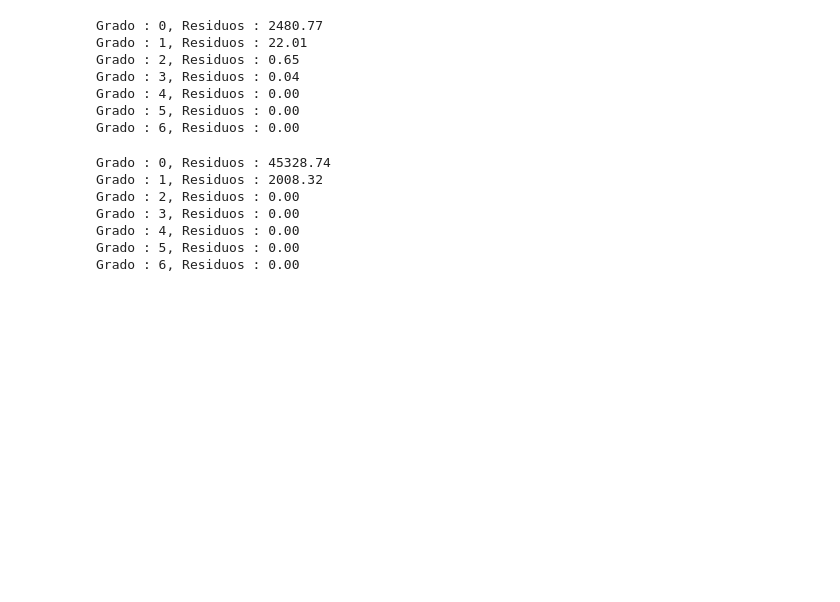
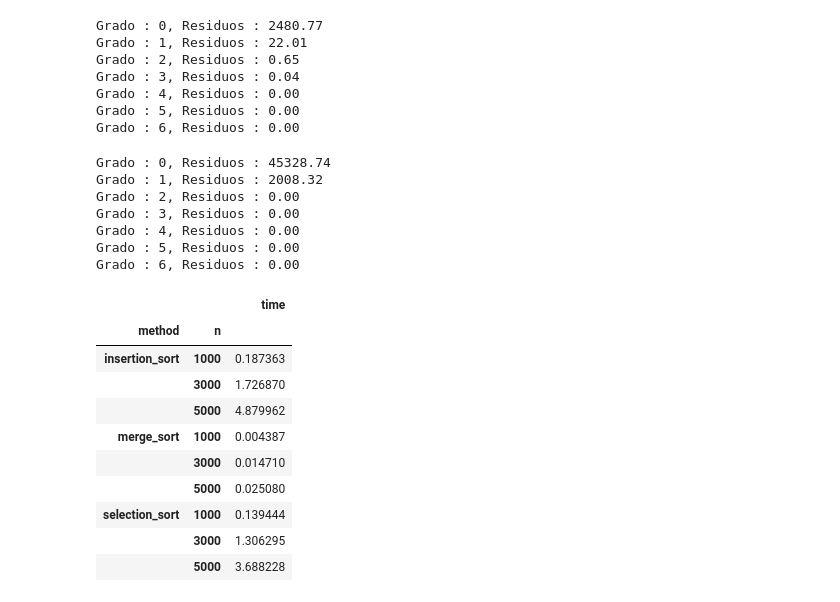
Before and after one commit to sherna90/analisis_algoritmos, a Jupyter notebook: 3.-ordenamiento.ipynb, the cells around one changed output. Drawn from its saved outputs; the diff is of its cells as text; code cells hidden in the pictures; blank space fills up the shorter version.

```diff
--- a/3.-ordenamiento.ipynb
+++ b/3.-ordenamiento.ipynb
@@ -265,3 +231,39 @@ Grado : 3, Residuos : 0.00
 Grado : 4, Residuos : 0.00
 Grado : 5, Residuos : 0.00
 Grado : 6, Residuos : 0.00
+# %%
+method=[merge_sort,selection_sort,insertion_sort]
+fun=[gen_random,gen_worst_case,gen_best_case]
+n_data=[1000,3000,5000]
+n_samp=10
+
+s_n=[]
+ellapsed_time={m.__name__:[] for m in method}
+
+for i in n_data:
+    for j in range(n_samp):
+        s_n.append(i)
+        arr=gen_worst_case(i)
+        for m in method:
+            start=time.clock()
+            m(arr.copy())
+            end=time.clock()
+            ellapsed_time[m.__name__].append(end-start)
+
+df_list=[]
+for m in method:
+    df=pd.DataFrame({'n':s_n,'time':ellapsed_time[m.__name__],'method':[m.__name__]*len(ellapsed_time[m.__name__])})
+    df_list.append(df)
+df_worst=pd.concat(df_list,axis=0)
+# %% [output]
+|  |  | time |
+| method | n |  |
+| insertion_sort | 1000 | 0.187363 |
+|  | 3000 | 1.726870 |
+|  | 5000 | 4.879962 |
+| merge_sort | 1000 | 0.004387 |
+|  | 3000 | 0.014710 |
+|  | 5000 | 0.025080 |
+| selection_sort | 1000 | 0.139444 |
+|  | 3000 | 1.306295 |
+|  | 5000 | 3.688228 |
```
Also changed, not shown: parts of 9 cells of this notebook, 2 other files.
